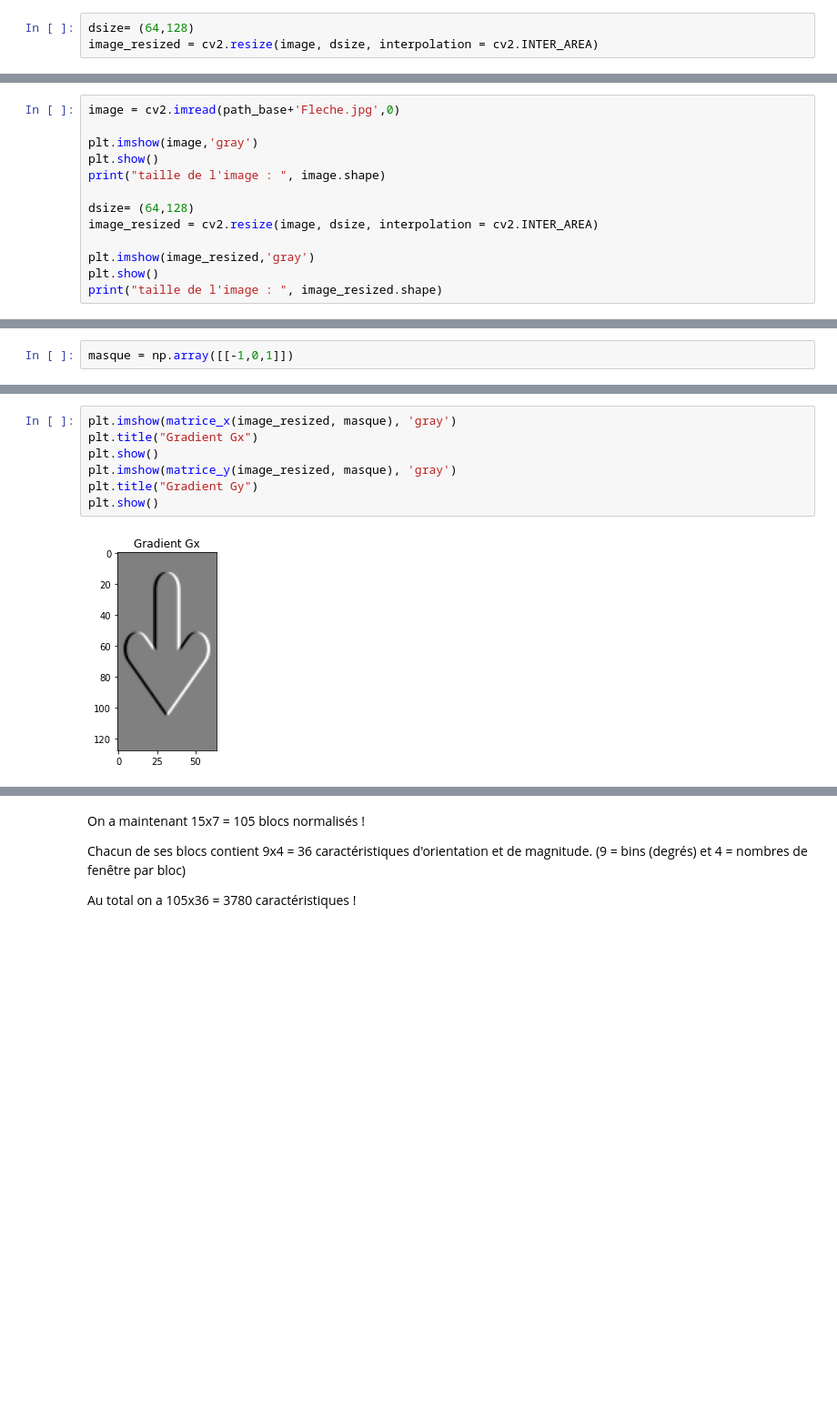
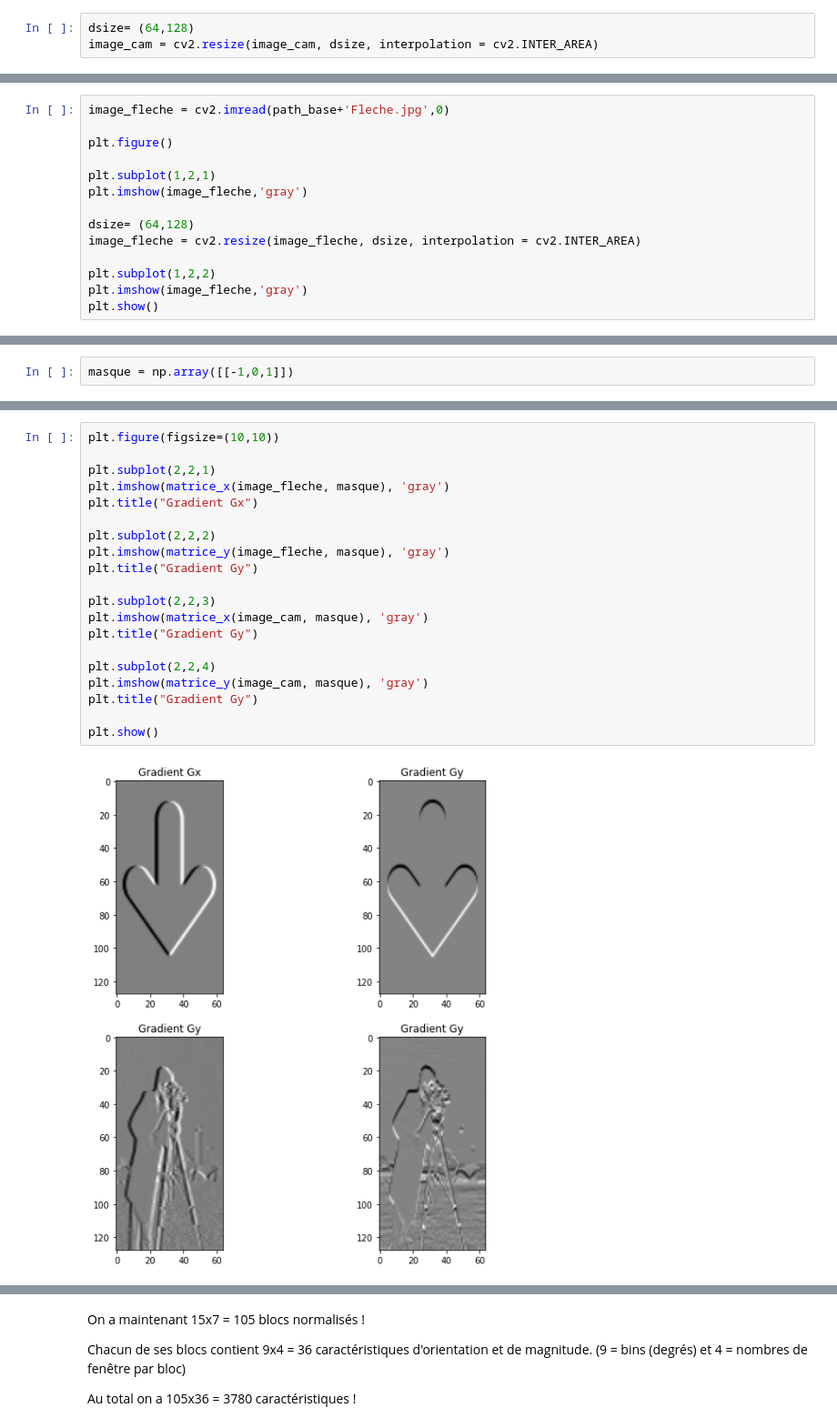
Before and after one commit to lisacsn/Histogram-of-Oriented-Gradients, a Jupyter notebook: Implémentation/Projet Hog.ipynb, the cells around one changed output, grey strips where cells are left out. Shown at 91% size. Saved outputs shown, nothing was run; the diff lists cells and outputs as text; blank space fills up the shorter version.

```diff
--- a/Implémentation/Projet Hog.ipynb
+++ b/Implémentation/Projet Hog.ipynb
@@ -23,5 +25,5 @@ print("taille de l'image : ", image.shape)
 taille de l'image :  (256, 256)
 # %%
 dsize= (64,128)
-image_resized = cv2.resize(image, dsize, interpolation = cv2.INTER_AREA)
+image_cam = cv2.resize(image_cam, dsize, interpolation = cv2.INTER_AREA)
 # %%
@@ -32,16 +34,17 @@ print("taille de l'image : ", image_resized.shape)
 [figure]
 taille de l'image :  (128, 64)
 # %%
-image = cv2.imread(path_base+'Fleche.jpg',0)
+image_fleche = cv2.imread(path_base+'Fleche.jpg',0)
 
-plt.imshow(image,'gray')
-plt.show()
-print("taille de l'image : ", image.shape)
+plt.figure()
+
+plt.subplot(1,2,1)
+plt.imshow(image_fleche,'gray')
 
 dsize= (64,128)
-image_resized = cv2.resize(image, dsize, interpolation = cv2.INTER_AREA)
+image_fleche = cv2.resize(image_fleche, dsize, interpolation = cv2.INTER_AREA)
 
-plt.imshow(image_resized,'gray')
+plt.subplot(1,2,2)
+plt.imshow(image_fleche,'gray')
 plt.show()
-print("taille de l'image : ", image_resized.shape)
 # %% [output]
@@ -84,9 +85,22 @@ def matrice_y(img, h):
 # %%
-plt.imshow(matrice_x(image_resized, masque), 'gray')
+plt.figure(figsize=(10,10))
+
+plt.subplot(2,2,1)
+plt.imshow(matrice_x(image_fleche, masque), 'gray')
 plt.title("Gradient Gx")
+
+plt.subplot(2,2,2)
+plt.imshow(matrice_y(image_fleche, masque), 'gray')
+plt.title("Gradient Gy")
+
+plt.subplot(2,2,3)
+plt.imshow(matrice_x(image_cam, masque), 'gray')
+plt.title("Gradient Gy")
+
+plt.subplot(2,2,4)
+plt.imshow(matrice_y(image_cam, masque), 'gray')
+plt.title("Gradient Gy")
+
 plt.show()
-plt.imshow(matrice_y(image_resized, masque), 'gray')
-plt.title("Gradient Gy")
-plt.show()
 # %% [output]
-[figure, old version]
+[figure, new version]
```
Also changed, not shown: parts of 47 cells of this notebook.
